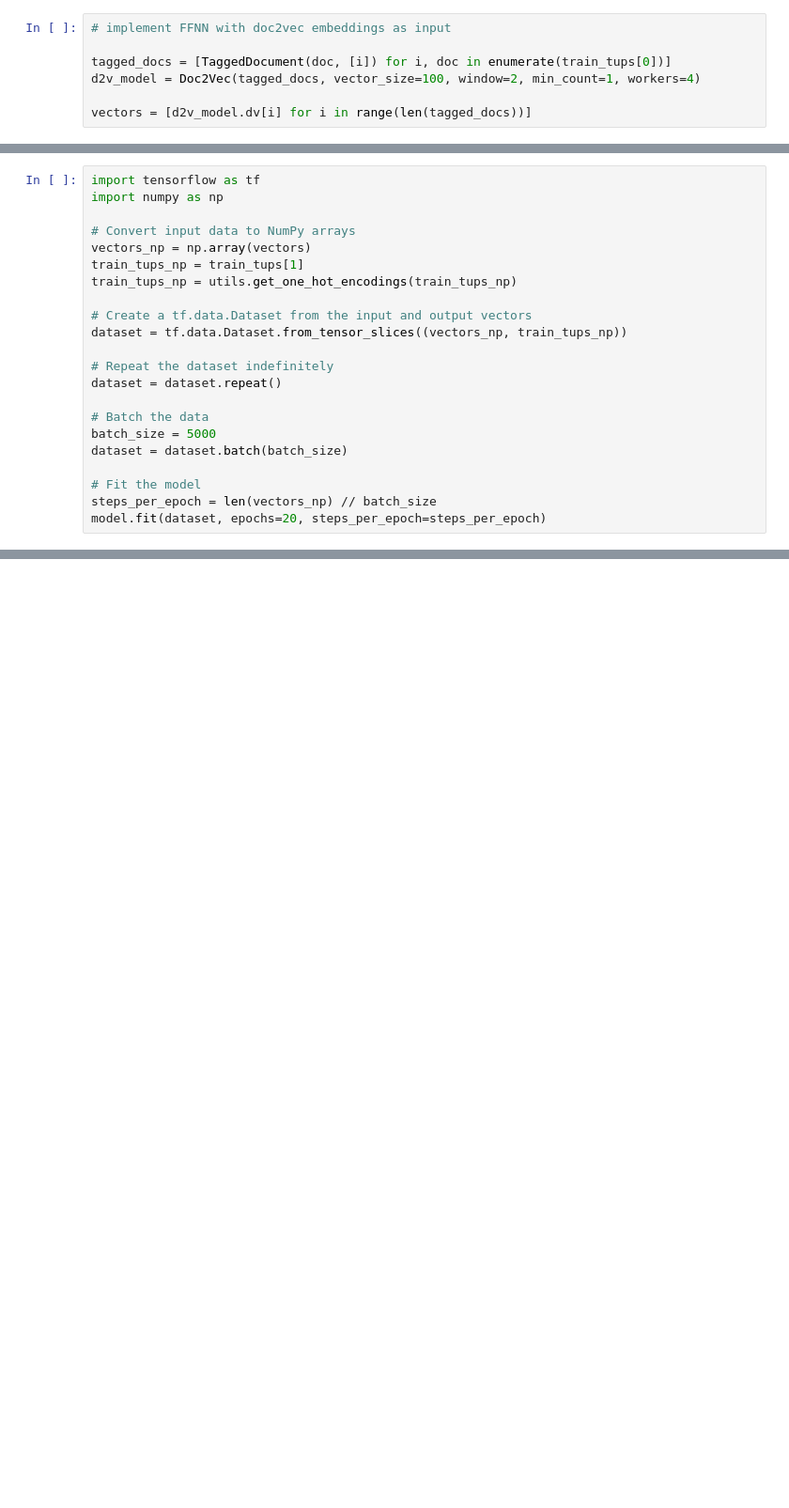
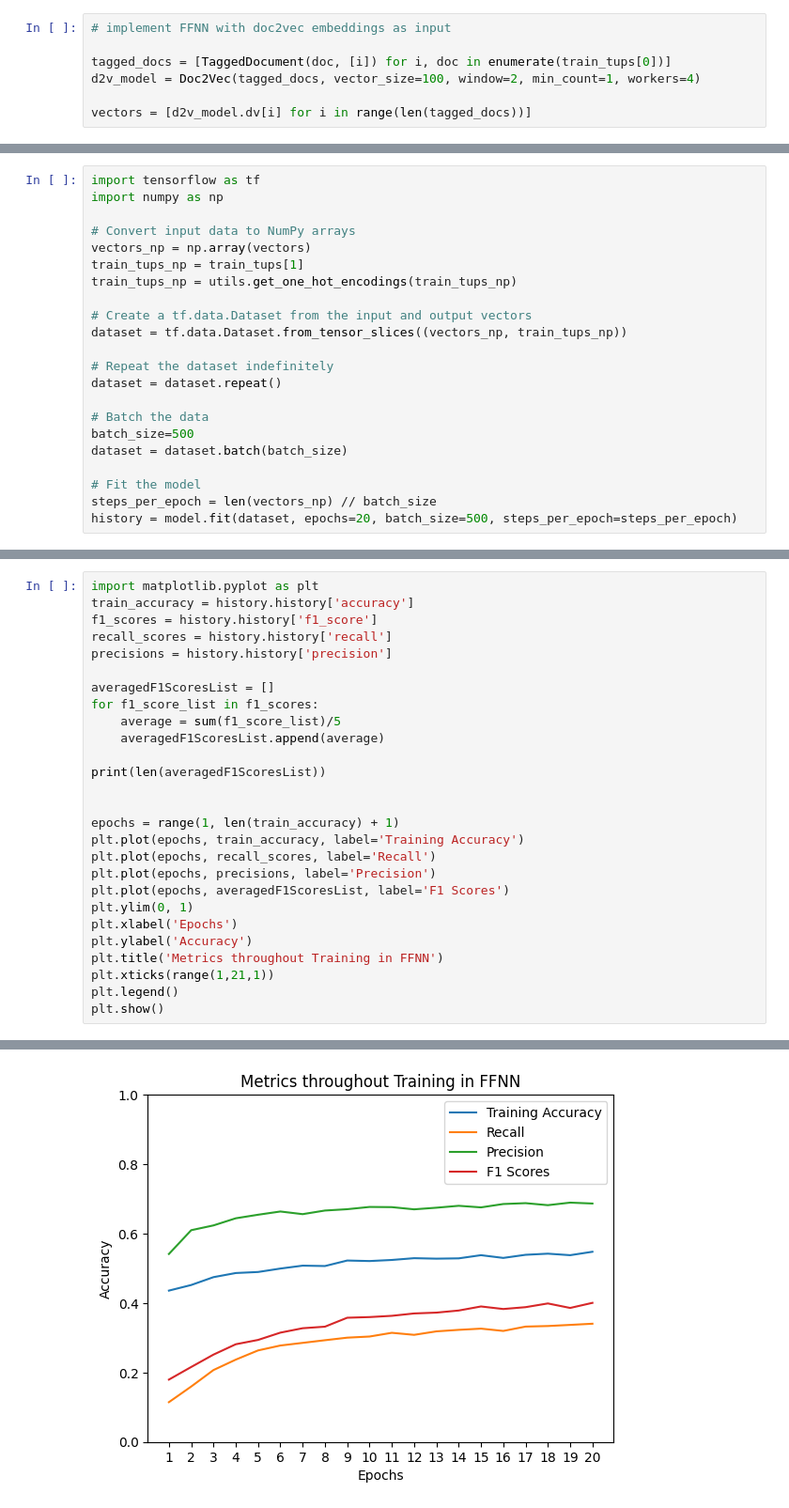
Before and after one commit to dylan-pham/NLP-final-project, a Jupyter notebook: ffnn.ipynb, the cells around one changed output, grey strips where cells are left out. Shown at 94% size. Drawn from its saved outputs; the diff is of its cells as text; blank space fills up the shorter version.

```diff
--- a/ffnn.ipynb
+++ b/ffnn.ipynb
@@ -85,11 +84,11 @@ dataset = tf.data.Dataset.from_tensor_slices((vectors_np, train_tups_np))
 dataset = dataset.repeat()
 
 # Batch the data
-batch_size = 5000
+batch_size=500
 dataset = dataset.batch(batch_size)
 
 # Fit the model
 steps_per_epoch = len(vectors_np) // batch_size
-model.fit(dataset, epochs=20, steps_per_epoch=steps_per_epoch)
+history = model.fit(dataset, epochs=20, batch_size=500, steps_per_epoch=steps_per_epoch)
 # %% [output]
 Epoch 1/20
@@ -130,0 +129,28 @@ Predicted rating:  4
+# %%
+import matplotlib.pyplot as plt
+train_accuracy = history.history['accuracy']
+f1_scores = history.history['f1_score']
+recall_scores = history.history['recall']
+precisions = history.history['precision']
+
+averagedF1ScoresList = []
+for f1_score_list in f1_scores:
+    average = sum(f1_score_list)/5
+    averagedF1ScoresList.append(average)
+
+print(len(averagedF1ScoresList))
+
+
+epochs = range(1, len(train_accuracy) + 1)
+plt.plot(epochs, train_accuracy, label='Training Accuracy')
+plt.plot(epochs, recall_scores, label='Recall')
+plt.plot(epochs, precisions, label='Precision')
+plt.plot(epochs, averagedF1ScoresList, label='F1 Scores')
+plt.ylim(0, 1)
+plt.xlabel('Epochs')
+plt.ylabel('Accuracy')
+plt.title('Metrics throughout Training in FFNN')
+plt.xticks(range(1,21,1))
+plt.legend()
+plt.show()
+# %% [output]
@@ -130,0 +158 @@ Predicted rating:  4
+[figure, added]
```
Also changed, not shown: parts of 6 cells of this notebook, 7 other files.
